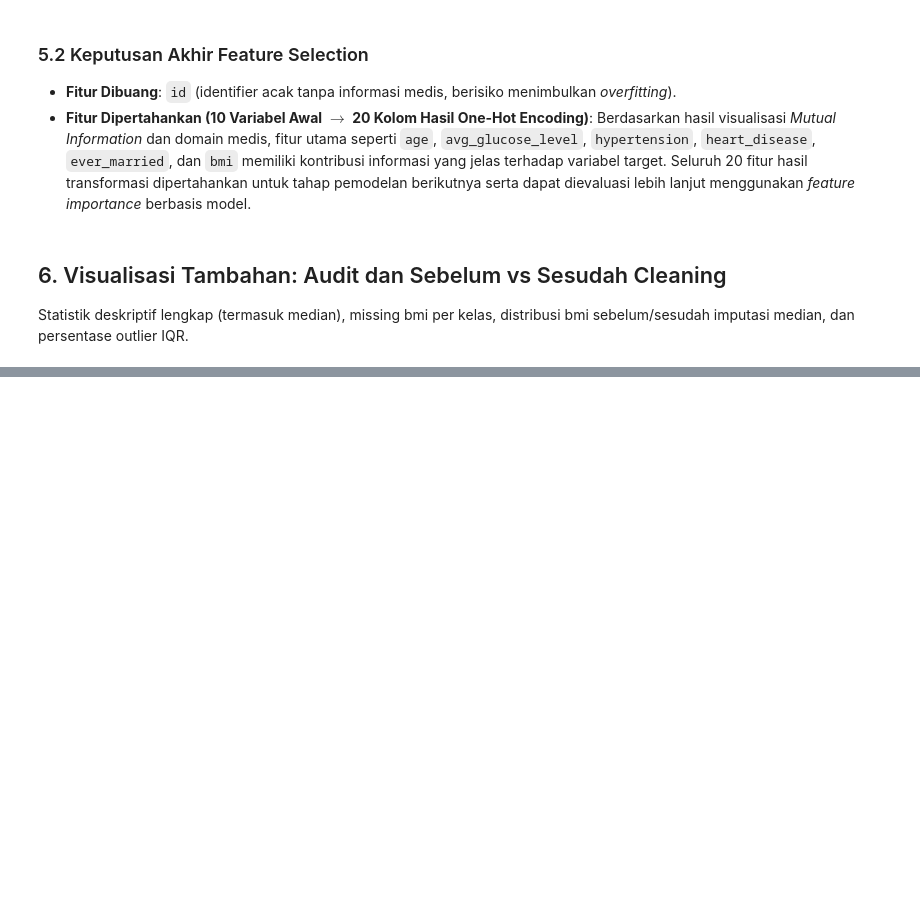
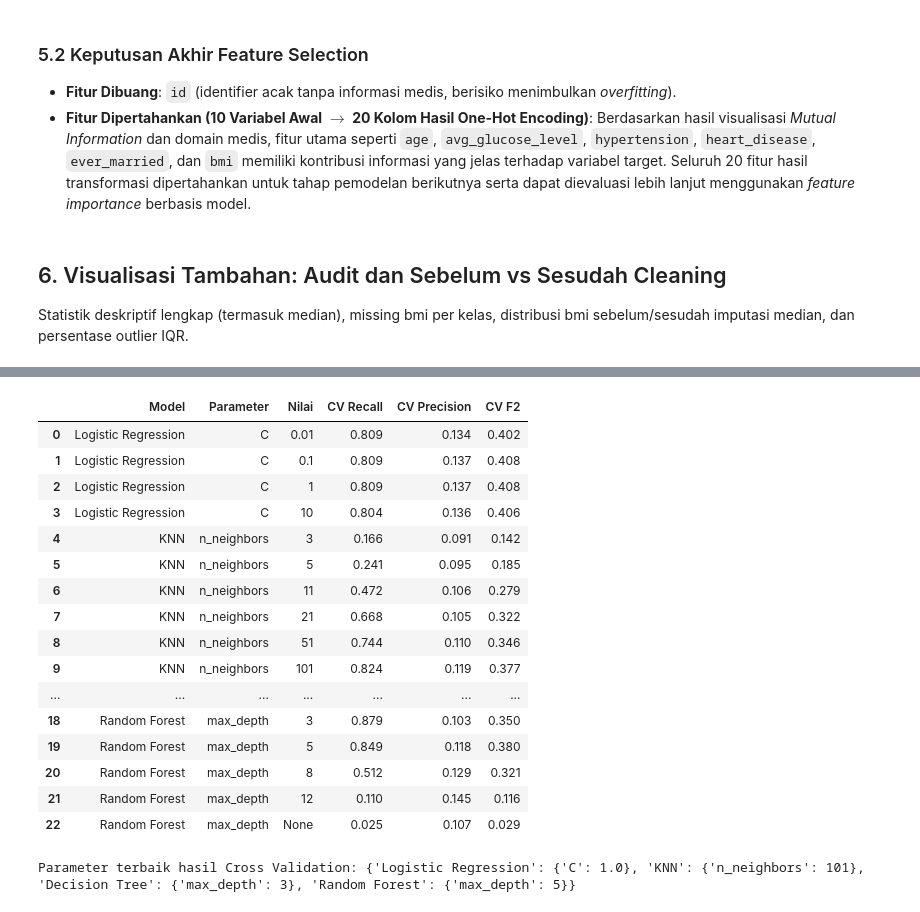
Before and after one commit to Septemberiano/Segmentasi-Tingkat-Risiko-Stroke-Berdasarkan-Indikator-Kesehatan-, a Jupyter notebook: strokePrediction.ipynb, the cells around one changed output, grey strips where cells are left out. Saved outputs shown, nothing was run; the diff lists cells and outputs as text; code cells hidden in the pictures; blank space fills up the shorter version.

```diff
--- a/strokePrediction.ipynb
+++ b/strokePrediction.ipynb
@@ -412,0 +472,65 @@ FileNotFoundError: [Errno 2] No such file or directory: 'healthcare-dataset-stro
+# %%
+# Blok 2: fungsi Cross Validation tanpa kebocoran data.
+def cv_scores(make_model, params, n_splits=5):
+    skf = StratifiedKFold(n_splits=n_splits, shuffle=True, random_state=RANDOM_STATE)
+    rec, prec, f2 = [], [], []
+    for tr_idx, va_idx in skf.split(X_train, y_train):
+        pre = build_preprocessor()
+        A = pre.fit_transform(X_train.iloc[tr_idx])          # fit hanya pada train-fold
+        V = pre.transform(X_train.iloc[va_idx])              # validasi hanya di-transform
+        A, a = random_oversample(A, y_train.iloc[tr_idx].values)  # oversampling hanya pada train-fold
+        pred = make_model(**params).fit(A, a).predict(V)
+        yv = y_train.iloc[va_idx]
+        rec.append(recall_score(yv, pred)); prec.append(precision_score(yv, pred, zero_division=0))
+        f2.append(fbeta_score(yv, pred, beta=2))
+    return np.mean(rec), np.mean(prec), np.mean(f2)
+# %%
+# Blok 3: ruang pencarian parameter tiap model.
+# Rentang dipilih dari sangat sederhana sampai sangat kompleks agar terlihat titik underfitting-overfitting.
+search_space = {
+    'Logistic Regression': (lambda **p: LogisticRegression(max_iter=1000, random_state=RANDOM_STATE, **p),
+                            'C', [0.01, 0.1, 1, 10]),                    # C kecil = regularisasi kuat
+    'KNN':                 (KNeighborsClassifier,
+                            'n_neighbors', [3, 5, 11, 21, 51, 101, 151]), # k kecil = rawan overfitting
+    'Decision Tree':       (lambda **p: DecisionTreeClassifier(random_state=RANDOM_STATE, **p),
+                            'max_depth', [2, 3, 4, 5, 7, 10, None]),      # None = pohon tumbuh penuh
+    'Random Forest':       (lambda **p: RandomForestClassifier(n_estimators=100, random_state=RANDOM_STATE, n_jobs=-1, **p),
+                            'max_depth', [3, 5, 8, 12, None]),
+}
+
+tuning_rows, best_params = [], {}
+for name, (maker, pname, values) in search_space.items():
+    for v in values:
+        rec, prec, f2 = cv_scores(maker, {pname: v})
+        tuning_rows.append({'Model': name, 'Parameter': pname, 'Nilai': str(v),
+                            'CV Recall': rec, 'CV Precision': prec, 'CV F2': f2})
+tuning_df = pd.DataFrame(tuning_rows)
+
+# Parameter terbaik = F2 tertinggi per model
+for name in search_space:
+    sub = tuning_df[tuning_df['Model'] == name]
+    row = sub.loc[sub['CV F2'].idxmax()]
+    pname = search_space[name][1]
+    best_params[name] = {pname: (None if row['Nilai'] == 'None' else int(row['Nilai']) if pname != 'C' else float(row['Nilai']))}
+
+display(tuning_df.round(3))
+print("Parameter terbaik hasil Cross Validation:", best_params)
+# %% [output]
+|  | Model | Parameter | Nilai | CV Recall | CV Precision | CV F2 |
+| 0 | Logistic Regression | C | 0.01 | 0.809 | 0.134 | 0.402 |
+| 1 | Logistic Regression | C | 0.1 | 0.809 | 0.137 | 0.408 |
+| 2 | Logistic Regression | C | 1 | 0.809 | 0.137 | 0.408 |
+| 3 | Logistic Regression | C | 10 | 0.804 | 0.136 | 0.406 |
+| 4 | KNN | n_neighbors | 3 | 0.166 | 0.091 | 0.142 |
+| 5 | KNN | n_neighbors | 5 | 0.241 | 0.095 | 0.185 |
+| 6 | KNN | n_neighbors | 11 | 0.472 | 0.106 | 0.279 |
+| 7 | KNN | n_neighbors | 21 | 0.668 | 0.105 | 0.322 |
+| 8 | KNN | n_neighbors | 51 | 0.744 | 0.110 | 0.346 |
+| 9 | KNN | n_neighbors | 101 | 0.824 | 0.119 | 0.377 |
+| ... | ... | ... | ... | ... | ... | ... |
+| 18 | Random Forest | max_depth | 3 | 0.879 | 0.103 | 0.350 |
+| 19 | Random Forest | max_depth | 5 | 0.849 | 0.118 | 0.380 |
+| 20 | Random Forest | max_depth | 8 | 0.512 | 0.129 | 0.321 |
+| 21 | Random Forest | max_depth | 12 | 0.110 | 0.145 | 0.116 |
+| 22 | Random Forest | max_depth | None | 0.025 | 0.107 | 0.029 |
+Parameter terbaik hasil Cross Validation: {'Logistic Regression': {'C': 1.0}, 'KNN': {'n_neighbors': 101}, 'Decision Tree': {'max_depth': 3}, 'Random Forest': {'max_depth': 5}}
```
Also changed, not shown: parts of 11 cells of this notebook, 3 other files.
